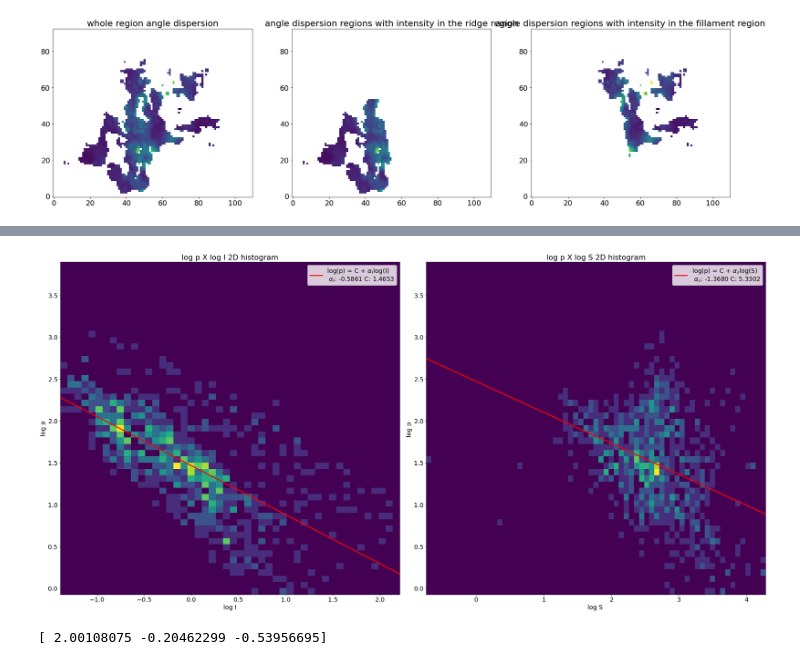
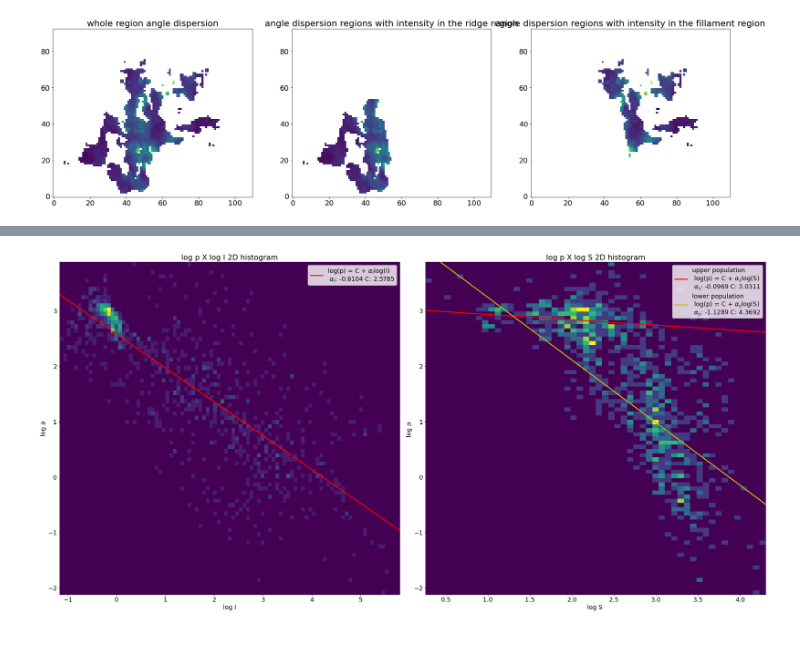
Before and after one commit to Siddharth3-14/Internship-MIT, a Jupyter notebook: dr21_analysis.ipynb, the cells around one changed output, grey strips where cells are left out. Drawn from its saved outputs; the diff is of its cells as text; code cells hidden in the pictures.

```diff
--- a/dr21_analysis.ipynb
+++ b/dr21_analysis.ipynb
@@ -291,14 +374,23 @@ print(PSI_param_upper)
 def lin_fit(x, a, b):
     return a + b*x
 
-s_fill_array = s_fill.data.flatten()
-p_fill_array = p_fill.data.flatten()
-I_fill_array = I_fill.data.flatten()
+def S_seperator(x, y):
+    top_x = 3.800
+    top_y = 3.445
+    bottom_x = 1.421
+    bottom_y =  1.337
+    slope = (top_y - bottom_y)/(top_x-bottom_x)
+    return (y-top_y) - slope*(x-top_x)
+
+s_ridge_array = s_ridge.data.flatten()
+p_ridge_array = p_ridge.data.flatten()
+I_ridge_array = I_ridge.data.flatten()
 
 
-log_s = np.log(s_fill_array)
-log_p = np.log(p_fill_array)
-log_I = np.log(I_fill_array)
+
+log_s = np.log(s_ridge_array)
+log_p = np.log(p_ridge_array)
+log_I = np.log(I_ridge_array)
 
 
 p_min = np.nanmin(log_p)
@@ -310,47 +402,57 @@ I_max = np.nanmax(log_I)
 
 
 p_bins = np.arange(p_min, p_max, 0.075)
 s_bins = np.arange(s_min, s_max, 0.075)
 I_bins = np.arange(I_min, I_max, 0.075)
 
 df_log = pd.DataFrame({'logp': log_p,'logs':log_s,'logI':log_I})
 df_log = df_log.dropna()
 
-PS_lower_param, PS_lower_param_cov = curve_fit(lin_fit, df_log['logs'], df_log['logp'])
-PS_FitFunc_lower = lin_fit(s_bins,PS_lower_param[0],PS_lower_param[1])
-# print(PS_lower_param[0],PS_lower_param[1])
+df_upper_s = df_log[S_seperator(df_log['logs'],df_log['logp'])>0]
+df_lower_s = df_log[S_seperator(df_log['logs'],df_log['logp'])<0]
 
-PI_upper_param, PI_upper_param_cov = curve_fit(lin_fit, df_log['logI'], df_log['logp'])
-PI_FitFunc_lower = lin_fit(I_bins,PI_upper_param[0],PI_upper_param[1])
+
+PS_ridge_param_upper, PS_ridge_param_cov_upper = curve_fit(lin_fit, df_upper_s['logs'], df_upper_s['logp'])
+PS_FitFunc_ridge_upper = lin_fit(s_bins,PS_ridge_param_upper[0],PS_ridge_param_upper[1])
+# print(PS_upper_param[0],PS_upper_param[1])
+
+PS_ridge_param_lower, PS_ridge_param_cov_lower = curve_fit(lin_fit, df_lower_s['logs'], df_lower_s['logp'])
+PS_FitFunc_ridge_lower = lin_fit(s_bins,PS_ridge_param_lower[0],PS_ridge_param_lower[1])
+# print(PS_upper_param[0],PS_upper_param[1])
+
+
+PI_ridge_param, PI_ridge_param_cov = curve_fit(lin_fit, df_log['logI'], df_log['logp'])
+PI_FitFunc_ridge = lin_fit(I_bins,PI_ridge_param[0],PI_ridge_param[1])
 # print(PI_upper_param[0],PI_upper_param[1])
 
 fig = plt.subplots(figsize =(30, 15))
 ax1 = plt.subplot(122)
 ax1.hist2d(log_s,log_p,bins =[s_bins, p_bins])
-label_temp = r'log(p) = C + $\alpha_s$log(S){linebreak} $\alpha_s$: {alpha_s:.4f} C: {C:.04f}'.format(alpha_s = PS_upper_param[1],C = PS_upper_param[0],linebreak='\n')
-plt.plot(s_bins,PS_FitFunc_lower,'r',linewidth=3,label = label_temp)
+label_temp_upper = r'upper population {linebreak} log(p) = C + $\alpha_s$log(S){linebreak} $\alpha_s$: {alpha_s:.4f} C: {C:.04f}'.format(alpha_s = PS_ridge_param_upper[1],C = PS_ridge_param_upper[0],linebreak='\n')
+plt.plot(s_bins,PS_FitFunc_ridge_upper,'r',linewidth=3,label = label_temp_upper)
+label_temp_lower = r'lower population {linebreak} log(p) = C + $\alpha_s$log(S){linebreak} $\alpha_s$: {alpha_s:.4f} C: {C:.04f}'.format(alpha_s = PS_ridge_param_lower[1],C = PS_ridge_param_lower[0],linebreak='\n')
+plt.plot(s_bins,PS_FitFunc_ridge_lower,'y',linewidth=3,label = label_temp_lower)
 ax1.set_title("log p X log S 2D histogram")
 ax1.set_ylabel('log p ')
 ax1.set_xlabel('log S ')
 ax2 = plt.subplot(121)
 ax2.hist2d(log_I,log_p,bins =[I_bins, p_bins])
-label_temp = r'log(p) = C + $\alpha_I$log(I){linebreak} $\alpha_I$: {alpha_I:.4f} C: {C:.4f}'.format(alpha_I = PI_upper_param[1],C = PI_upper_param[0],linebreak='\n')
-ax2.plot(I_bins,PI_FitFunc_lower,'r',linewidth=3,label = label_temp)
+label_temp = r'log(p) = C + $\alpha_I$log(I){linebreak} $\alpha_I$: {alpha_I:.4f} C: {C:.4f}'.format(alpha_I = PI_ridge_param[1],C = PI_ridge_param[0],linebreak='\n')
+ax2.plot(I_bins,PI_FitFunc_ridge,'r',linewidth=3,label = label_temp)
 ax2.set_title("log p X log I 2D histogram")
 ax2.set_ylabel('log p')
 ax2.set_xlabel('log I')
 plt.tight_layout()
 ax1.legend()
 ax2.legend()
 plt.show()
 
-def DoubleParamFunc(X, a, b, c):
-    x,y = X
-    return a + b*x + c*y
+# def DoubleParamFunc(X, a, b, c):
+#     x,y = X
+#     return a + b*x + c*y
 
-p0 = -0.5539, -0.2614, 2.
-PSI_param_lower, PSI_param_cov_lower = curve_fit(DoubleParamFunc,(df_log['logs'],df_log['logI']), df_log['logp'],p0)
-print(PSI_param_lower)
+# p0 = -0.5539, -0.2614, 2.
+# PSI_param_upper, PSI_param_cov_upper = curve_fit(DoubleParamFunc,(df_log['logs'],df_log['logI']), df_log['logp'],p0)
+# print(PSI_param_upper)
 # %% [output]
-[figure, old version]
+[figure, new version]
-[ 2.00108075 -0.20462299 -0.53956695]
```
Also changed, not shown: parts of 2 cells of this notebook, 2 other files.
